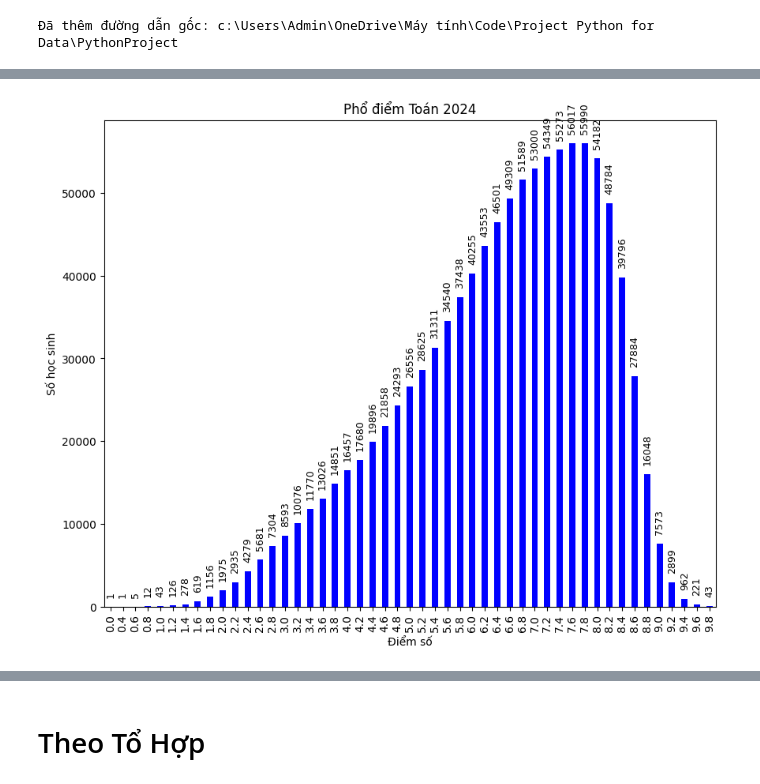
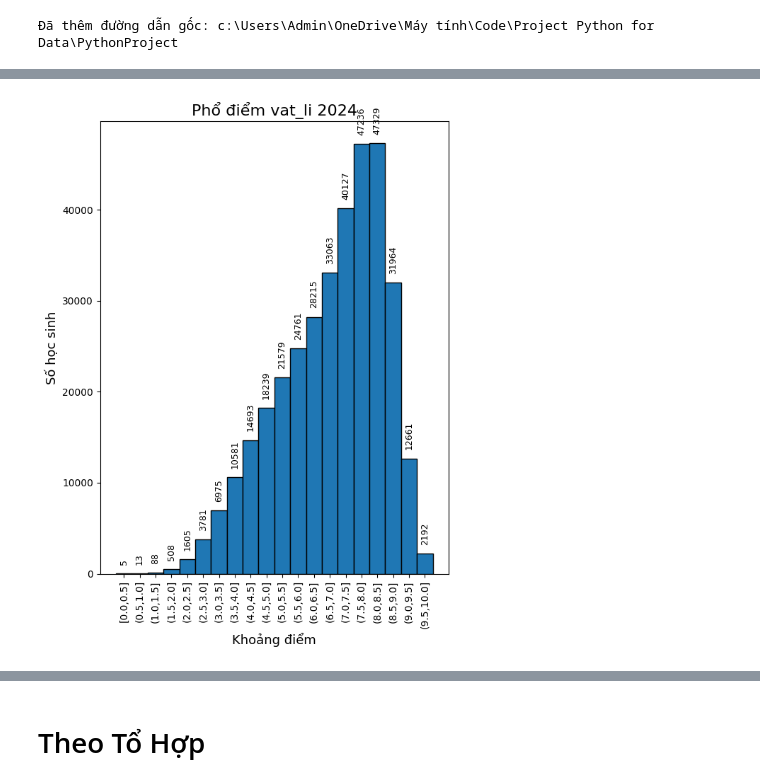
Before and after one commit to tano-dev/Vietnam-National-Exam-Score-Analysis-and-Forecasting, a Jupyter notebook: Notebook/EDA.ipynb, the cells around one changed output, grey strips where cells are left out. Cells and saved outputs as stored; diff of their text form; code cells hidden in the pictures.

```diff
--- a/Notebook/EDA.ipynb
+++ b/Notebook/EDA.ipynb
@@ -37,4 +83,5 @@ df = proc.get_processed_data()
 
 # Phân tích dữ liệu
 analysis = Analysis(proc)
-Toan = analysis.get_arregate_by_exam_subsections(subject="toan")
+ChoiceSubj_df = analysis.get_arregate_by_exam_subsections(subject=subject_map[choice])
+ChoiceSubj = subject_map[choice]
@@ -48,20 +104,20 @@ Số lượng học sinh thi môn toán năm học 2025: 1137417
 # %%
 # Set Pivot Table để dễ nhìn
-Toan_23 = Toan[Toan["nam_hoc"].isin([2023])].pivot_table(
+ChoiceSubj_23 = ChoiceSubj_df[ChoiceSubj_df["nam_hoc"].isin([2023])].pivot_table(
     index="nam_hoc",
     columns="diem",
     values="so_hoc_sinh",
     fill_value=0,
 ).squeeze()
 
-Toan_24 = Toan[Toan["nam_hoc"].isin([2024])].pivot_table(
+ChoiceSubj_24 = ChoiceSubj_df[ChoiceSubj_df["nam_hoc"].isin([2024])].pivot_table(
     index="nam_hoc",
     columns="diem",
     values="so_hoc_sinh",
     fill_value=0,
 ).squeeze()
 
-Toan_25 = Toan[Toan["nam_hoc"] == 2025].pivot_table(
+ChoiceSubj_25 = ChoiceSubj_df[ChoiceSubj_df["nam_hoc"] == 2025].pivot_table(
     index="nam_hoc",
     columns="diem",
     values="so_hoc_sinh",
@@ -90,6 +146,6 @@ Name: 2025, Length: 147, dtype: float64
 # %%
 # 1. Mở rộng dữ liệu thô từ Series (index = điểm, values = số lượng)
-points = np.repeat(Toan_23.index.values, Toan_23.values.astype(int))
+points = np.repeat(ChoiceSubj_23.index.values, ChoiceSubj_23.values.astype(int))
 
 # 2. Tạo edges để có khoảng: [0,0.5], (0.5,1], ..., (9.5,10]
 # hist sẽ hiểu là [a,b) trừ bin cuối, nên mình dịch bin đầu hơi âm
@@ -121,7 +177,7 @@ widths = np.diff(bin_edges)
 
 plt.bar(centers, n, width=widths, edgecolor="black")
 
-plt.title("Phổ điểm Toán 2023 ", fontsize=16)
+plt.title(f"Phổ điểm {ChoiceSubj} 2023 ", fontsize=16)
 plt.xlabel("Khoảng điểm", fontsize=13)
 plt.ylabel("Số học sinh", fontsize=13)
 
@@ -187,23 +227,60 @@ Name: 2025, Length: 147, dtype: float64
 # %%
-# Vẽ biểu đồ cột cho Toán 2024
-plt.figure(figsize=(10, 8))
-Toan_24.plot(kind="bar", color="blue", title="Phổ điểm Toán 2024")
-plt.xlabel("Điểm số")
-plt.ylabel("Số học sinh")
-plt.xticks(rotation=90)
+# 1. Mở rộng dữ liệu thô từ Series (index = điểm, values = số lượng)
+points = np.repeat(ChoiceSubj_24.index.values, ChoiceSubj_24.values.astype(int))
 
-for i, v in enumerate(Toan_24.values):
+# 2. Tạo edges để có khoảng: [0,0.5], (0.5,1], ..., (9.5,10]
+# hist sẽ hiểu là [a,b) trừ bin cuối, nên mình dịch bin đầu hơi âm
+edges = np.concatenate((
+    np.array([-1e-6, 0.5]),   # ~ [0,0.5]
+    np.arange(1, 10.5, 0.5)   # 1, 1.5, 2, ..., 10
+))
+
+# 3. Tạo edges để HIỂN THỊ (không để -1e-6 trong label)
+display_edges = edges.copy()
+display_edges[0] = 0.0   # hiển thị từ 0
+
+# 4. Tạo label dạng [0,0.5], (0.5,1], ...
+labels = []
+labels.append(f"[{display_edges[0]},{display_edges[1]}]")   # bin đầu
+
+for i in range(1, len(display_edges) - 1):
+    labels.append(f"({display_edges[i]},{display_edges[i+1]}]")
+
+# 5. Tính tần suất theo bins & vẽ BAR
+plt.figure(figsize=(6, 8))
+
+# Thay vì plt.hist → dùng np.histogram để tự vẽ bar
+n, bin_edges = np.histogram(points, bins=edges)
+
+# Tâm mỗi bin để đặt cột
+centers = (bin_edges[:-1] + bin_edges[1:]) / 2
+widths = np.diff(bin_edges)
+
+plt.bar(centers, n, width=widths, edgecolor="black")
+
+plt.title(f"Phổ điểm {ChoiceSubj} 2024", fontsize=16)
+plt.xlabel("Khoảng điểm", fontsize=13)
+plt.ylabel("Số học sinh", fontsize=13)
+
+# 6. Set tick theo tâm mỗi bin + label dạng [ ], ( ]
+plt.xticks(centers, labels, rotation=90)
+
+# 7. Ghi số lượng lên từng cột (xoay 90°, value nguyên)
+for x, count in zip(centers, n):
+    if count == 0:
+        continue
+    y = count
     plt.text(
-        i,
-        v + max(Toan_24.values) * 0.02,
-        str(int(v)),
+        x,
+        y + max(n) * 0.02,
+        str(int(count)),
         ha='center',
         va='bottom',
         fontsize=9,
-        rotation=90     # <-- xoay chữ 90 độ
+        rotation=90
     )
 
-
+plt.tight_layout()
 plt.show()
 # %% [output]
-[figure, old version]
+[figure, new version]
```
Also changed, not shown: parts of 10 cells of this notebook, 2 other files.
